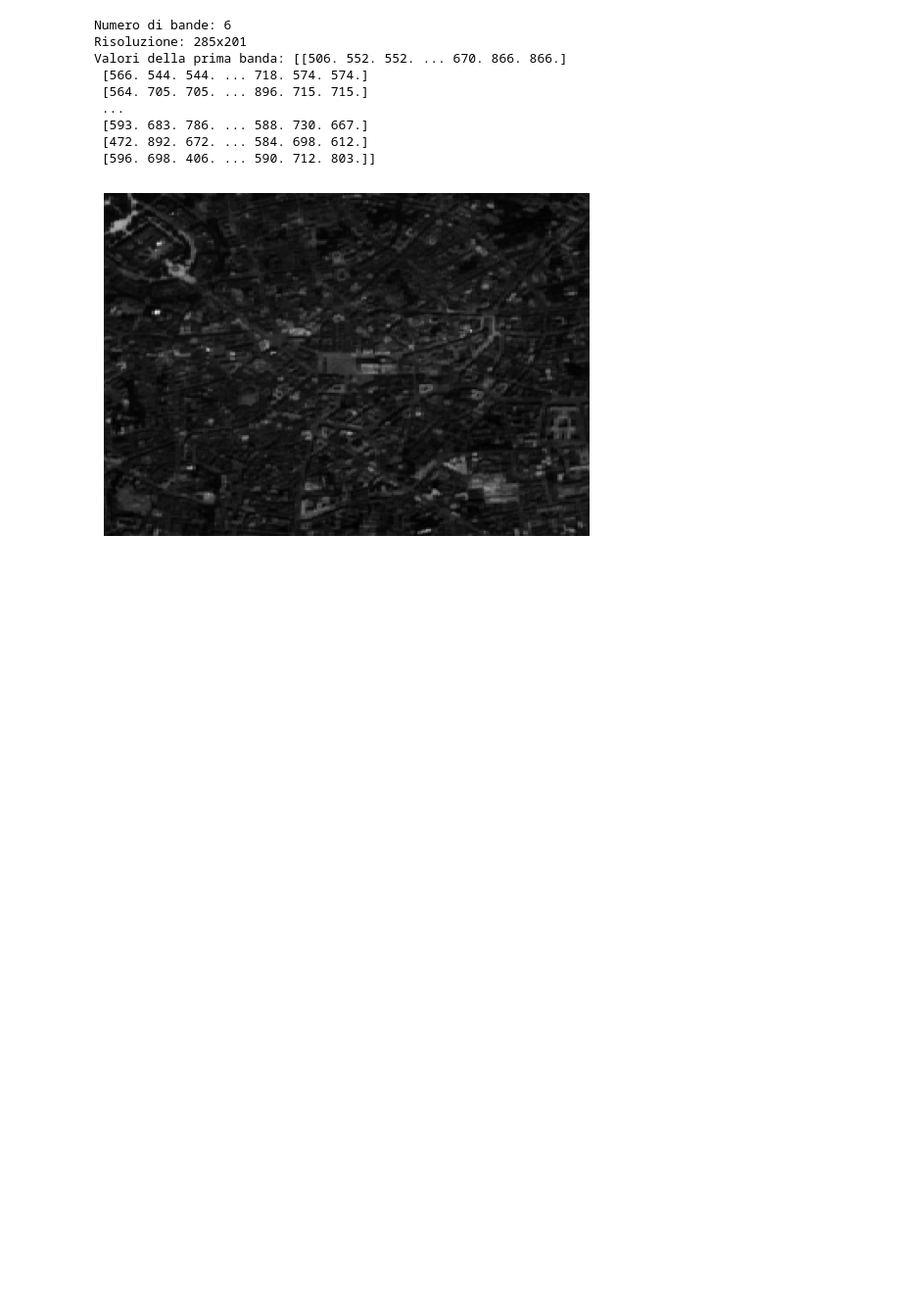
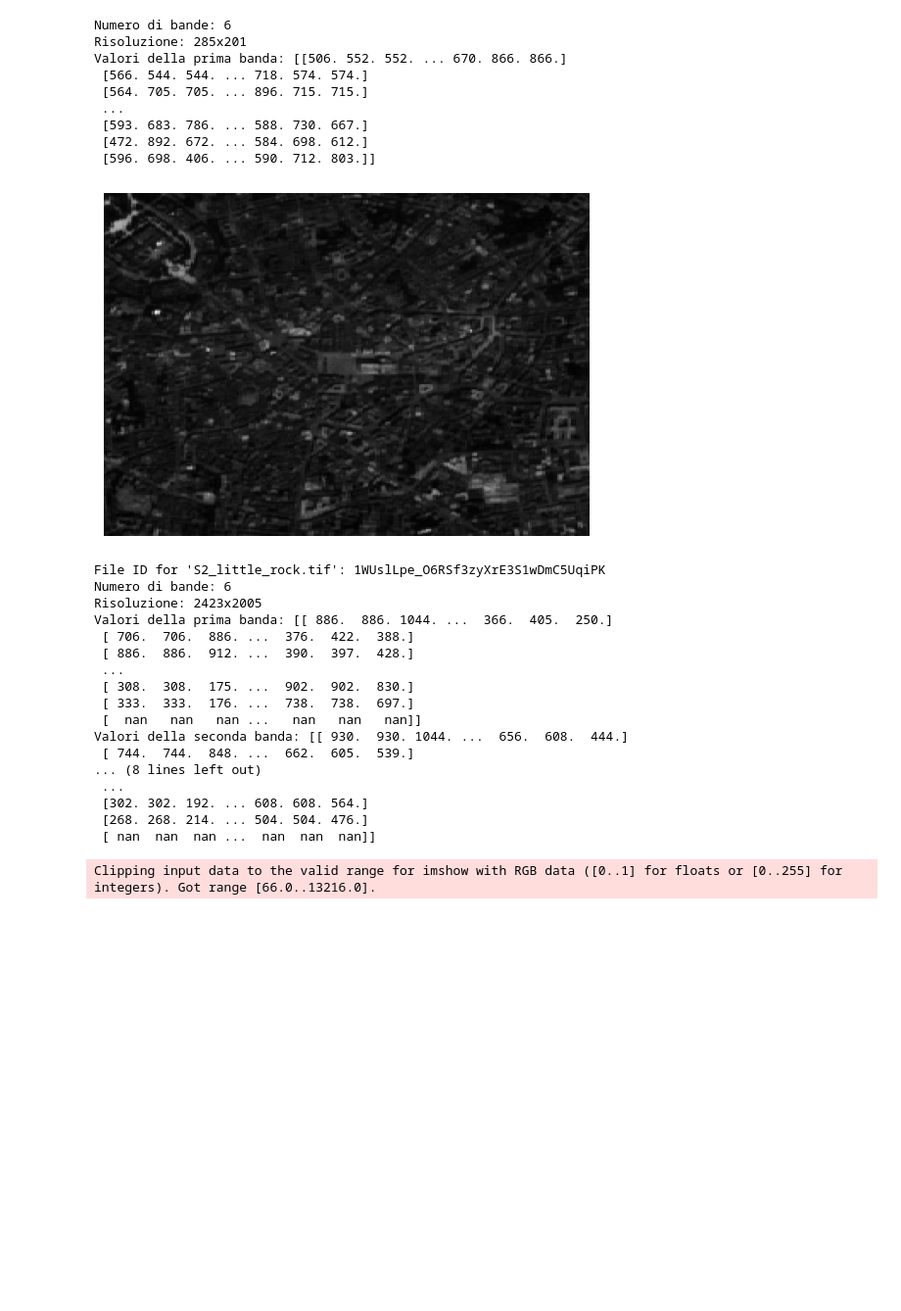
Before and after one commit to Alex01-sudo/Crawler-Geospace-, a Jupyter notebook: Visualize_image.ipynb, the cells around one changed output. Shown at 98% size. Saved outputs shown, nothing was run; the diff lists cells and outputs as text; code cells hidden in the pictures; blank space fills up the shorter version.

```diff
--- a/Visualize_image.ipynb
+++ b/Visualize_image.ipynb
@@ -29,26 +29,54 @@ Valori della prima banda: [[506. 552. 552. ... 670. 866. 866.]
 [figure]
 # %%
 from Utils.Get_google_drive import get_tif_from_drive
-import load_dotenv
+from dotenv import load_dotenv
+import io
 import os
 import rasterio
 import matplotlib.pyplot as plt
+import numpy as np
 
 load_dotenv()
 
-img_tif = get_tif_from_drive("Test_NASS_Outputs/NASS_washington_dc.tif", os.getenv("GOOGLE_CLOUD_CREDENTIALS"))
+raw_data = get_tif_from_drive("S2_little_rock.tif", os.getenv("GOOGLE_CLOUD_CREDENTIALS"))
+file_tif = io.BytesIO(raw_data)
 
-
-with rasterio.open('data/raw/S2_square_gee.tif') as src:
+with rasterio.open(file_tif) as src:
     print(f"Numero di bande: {src.count}")
     print(f"Risoluzione: {src.width}x{src.height}")
 
-    # Se vuoi leggere una banda specifica (es. la prima) come array NumPy:
-    band1 = src.read(1)
 
+    band1 = src.read(3)
+    band2 = src.read(2)
+    band3 = src.read(1)
+
+    rgb_image = np.dstack([band1, band2, band3])
     print(f"Valori della prima banda: {band1}")
+    print(f"Valori della seconda banda: {band2}")
+    print(f"Valori della terza banda: {band3}")
 
-
-plt.imshow(band1)
+max_value = np.max(rgb_image)
+min_value = np.min(rgb_image)
+plt.imshow(rgb_image-min_value / (max_value - min_value))
 plt.axis('off')
 plt.show()
+# %% [output]
+File ID for 'S2_little_rock.tif': 1WUslLpe_O6RSf3zyXrE3S1wDmC5UqiPK
+Numero di bande: 6
+Risoluzione: 2423x2005
+Valori della prima banda: [[ 886.  886. 1044. ...  366.  405.  250.]
+ [ 706.  706.  886. ...  376.  422.  388.]
+ [ 886.  886.  912. ...  390.  397.  428.]
+ ...
+ [ 308.  308.  175. ...  902.  902.  830.]
+ [ 333.  333.  176. ...  738.  738.  697.]
+ [  nan   nan   nan ...   nan   nan   nan]]
+Valori della seconda banda: [[ 930.  930. 1044. ...  656.  608.  444.]
+ [ 744.  744.  848. ...  662.  605.  539.]
+... (8 lines left out)
+ ...
+ [302. 302. 192. ... 608. 608. 564.]
+ [268. 268. 214. ... 504. 504. 476.]
+ [ nan  nan  nan ...  nan  nan  nan]]
+Clipping input data to the valid range for imshow with RGB data ([0..1] for floats or [0..255] for integers). Got range [66.0..13216.0].
+[figure, added]
```
Also changed, not shown: parts of 1 cell of this notebook, 4 other files.
